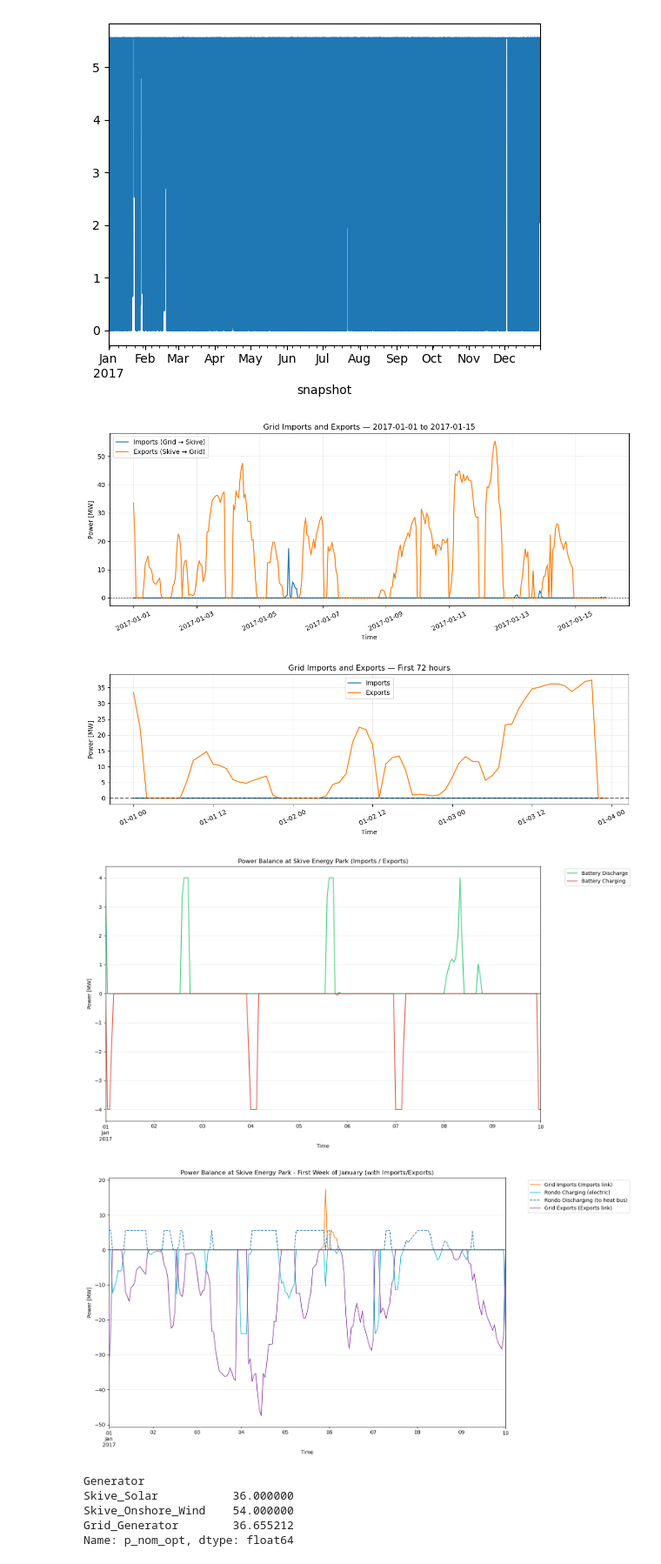
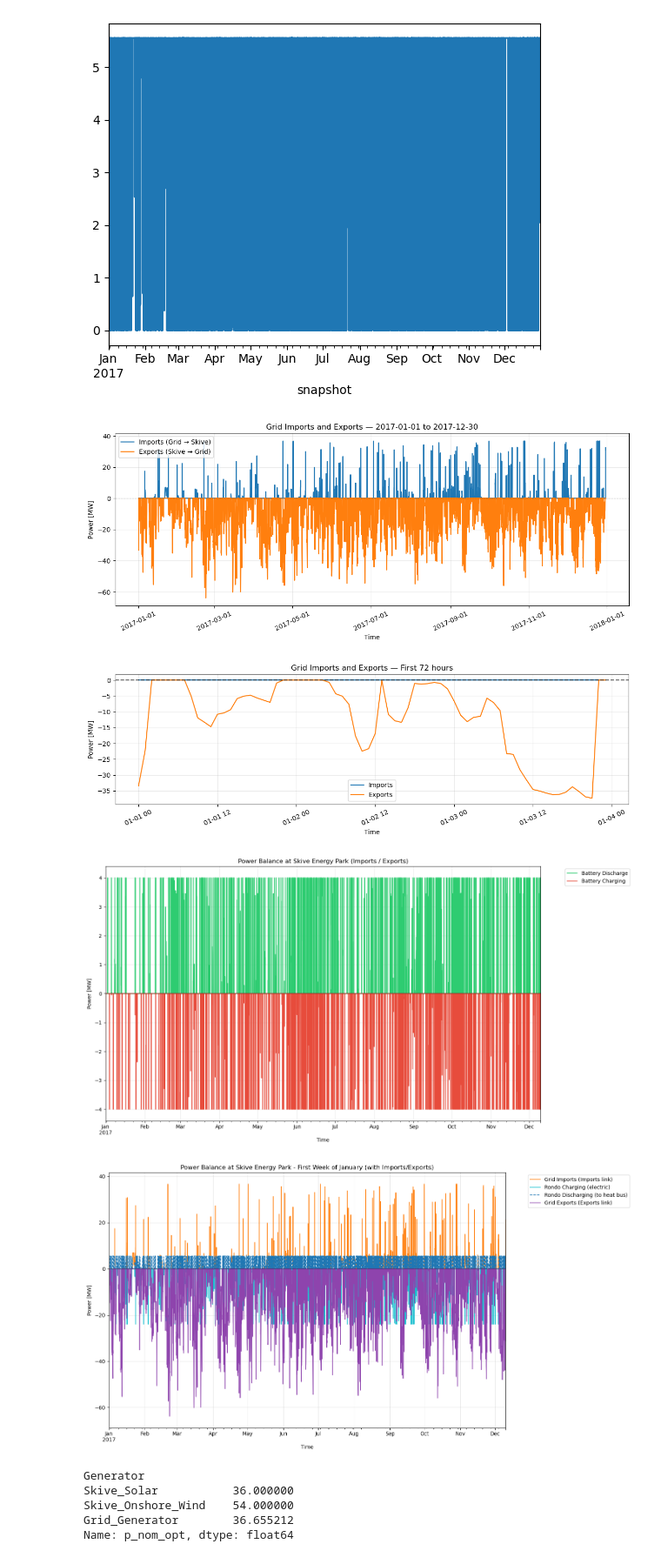
Before and after one commit to pulio12/Msc_Thesis_Greenlab_Skive, a Jupyter notebook: Test_file2.ipynb, the cells around one changed output. Shown at 87% size. Drawn from its saved outputs; the diff is of its cells as text; code cells hidden in the pictures.

```diff
--- a/Test_file2.ipynb
+++ b/Test_file2.ipynb
@@ -794,11 +772,11 @@ import matplotlib.dates as mdates
 
 # align to network snapshots (fill missing with 0)
 imports = n.links_t.p0["Imports"].reindex(n.snapshots)
-exports = n.links_t.p0["Exports"].reindex(n.snapshots)
+exports = -n.links_t.p0["Exports"].reindex(n.snapshots)
 
 # choose timeframe
 start_date = "2017-01-01"
-end_date   = "2017-01-15"
+end_date   = "2017-12-30"
 
 # full week plot
 fig, ax = plt.subplots(figsize=(12,5))
@@ -831,8 +809,8 @@ plt.grid(alpha=0.25)
 plt.tight_layout()
 plt.show()
 # %% [output]
-[figure, old version]
+[figure, new version]
-[figure, old version]
+[figure, new version]
 # %%
 # ...existing code...
 import matplotlib.dates as mdates
@@ -854,7 +832,7 @@ exports = -exports  # invert sign for exports to match convention
 #exports_pos = exports.clip(lower=0
 
 start_date = '2017-01-01'
-end_date = '2017-01-10'
+end_date = '2017-12-10'
 
 # colors
 col_grid_imp = '#FF7F0E'
@@ -880,35 +858,35 @@ ax.set_xlabel('Time')
 ax.set_ylabel('Power [MW]')
 ax.set_title('Power Balance at Skive Energy Park (Imports / Exports)')
 ax.legend(bbox_to_anchor=(1.05, 1), loc='upper left')
 plt.tight_layout()
 plt.xlim(start_date, end_date)
 plt.show()
 
 # Week view
 plt.figure(figsize=(15, 8))
 
 #n.generators_t.p["Skive_Solar"].loc[start_date:end_date].plot(label="Solar PV", color='#FFC300', linewidth=1.3)
 #n.generators_t.p["Skive_Onshore_Wind"].loc[start_date:end_date].plot(label="Wind", color='#0057E7', linewidth=1.3)
 #n.storage_units_t.p_dispatch["Skive_Battery"].loc[start_date:end_date].plot(label="Battery Discharge", color='#2ECC71', linewidth=1.3)
 imports.loc[start_date:end_date].plot(label="Grid Imports (Imports link)", color=col_grid_imp, linewidth=1.3)
 #(-n.links_t.p0.get("Boiler_Skive", pd.Series(0, index=n.snapshots)).loc[start_date:end_date]).plot(label="Electric Boiler", color='#7F8C8D', linewidth=1.3)
 (-n.links_t.p0.get("El_to_TES_Rondo", pd.Series(0, index=n.snapshots)).loc[start_date:end_date]).plot(label="Rondo Charging (electric)", color='#17BECF', linewidth=1.3)
 n.links_t.p0.get("TES_Rondo_to_Heat_Bus_Skive", pd.Series(0, index=n.snapshots)).loc[start_date:end_date].plot(label="Rondo Discharging (to heat bus)", color='#1F77B4', linestyle='--', linewidth=1.3)
 #(-n.storage_units_t.p_store["Skive_Battery"].loc[start_date:end_date]).plot(label="Battery Charging", color='#E74C3C', linewidth=1.3)
 exports.loc[start_date:end_date].plot(label="Grid Exports (Exports link)", color=col_grid_exp, linewidth=1.3)
 
 plt.axhline(y=0, color='k', linestyle='-', alpha=0.3)
 plt.grid(True, alpha=0.3)
 plt.xlabel('Time')
 plt.ylabel('Power [MW]')
 plt.title('Power Balance at Skive Energy Park - First Week of January (with Imports/Exports)')
 plt.legend(bbox_to_anchor=(1.05, 1), loc='upper left')
 plt.xlim(start_date, end_date)
 plt.tight_layout()
 plt.show()
 # %% [output]
-[figure, old version]
+[figure, new version]
-[figure, old version]
+[figure, new version]
 # %%
 "Optimal Generator Capacity (GW)";
 n.generators.p_nom_opt # in GW
```
Also changed, not shown: parts of 8 cells of this notebook, 2 other files.
